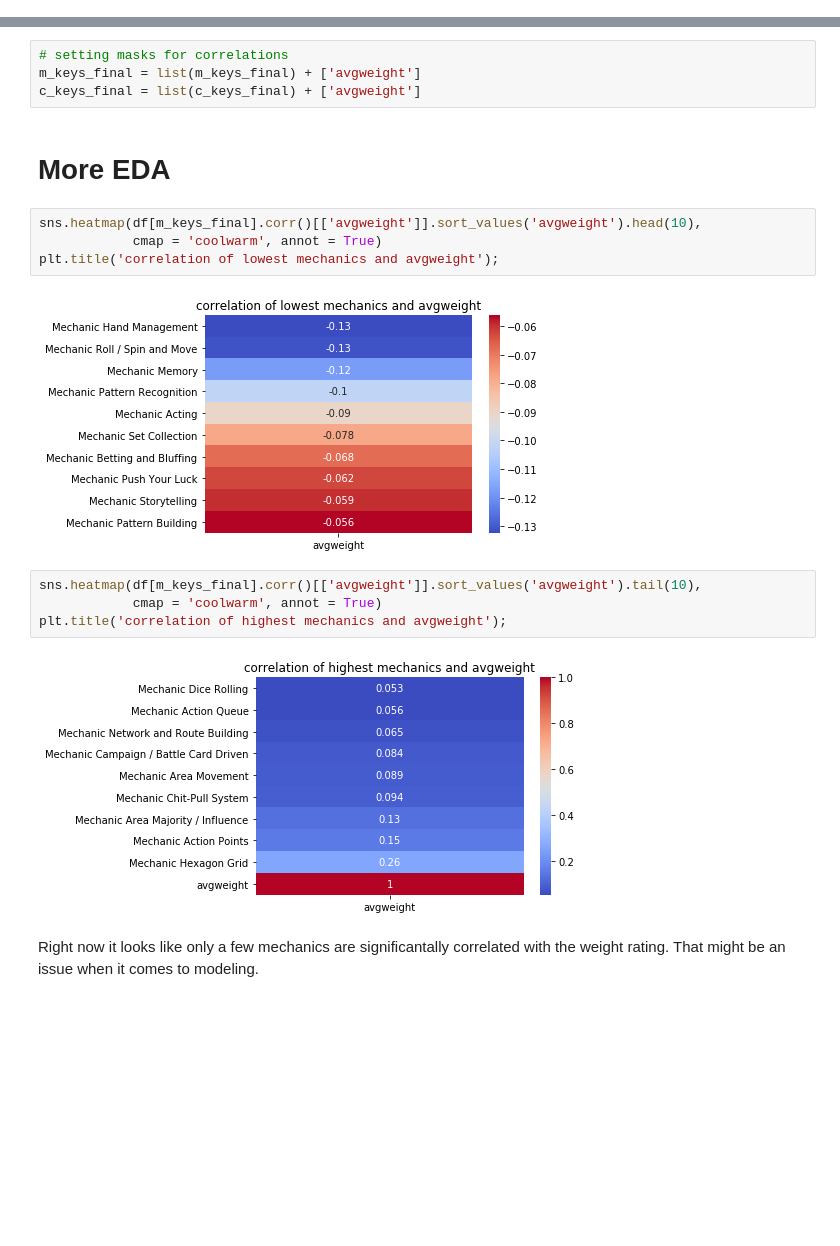
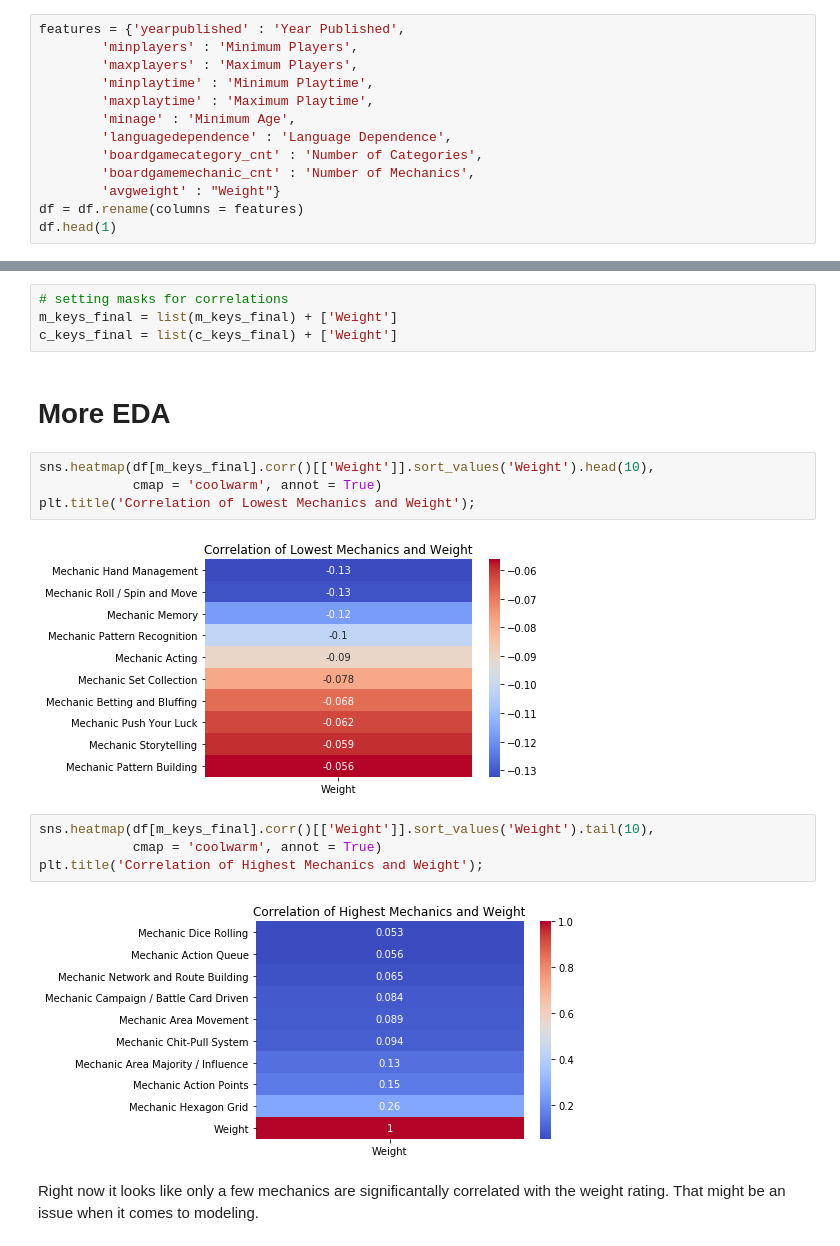
Before and after one commit to q-downgrade/dsi-capstone, a Jupyter notebook: code/1-eda-problem-statement.ipynb, the cells around one changed output, grey strips where cells are left out. Saved outputs shown, nothing was run; the diff lists cells and outputs as text; blank space fills up the shorter version.

```diff
--- a/code/1-eda-problem-statement.ipynb
+++ b/code/1-eda-problem-statement.ipynb
@@ -109,3 +109,16 @@ df.head()
 # %%
 # dropping columns where the complexity rating is 0
 df = df[df['avgweight'] > 0]
+# %%
+features = {'yearpublished' : 'Year Published',
+        'minplayers' : 'Minimum Players',
+        'maxplayers' : 'Maximum Players',
+        'minplaytime' : 'Minimum Playtime',
+        'maxplaytime' : 'Maximum Playtime',
+        'minage' : 'Minimum Age',
+        'languagedependence' : 'Language Dependence',
+        'boardgamecategory_cnt' : 'Number of Categories',
+        'boardgamemechanic_cnt' : 'Number of Mechanics',
+        'avgweight' : "Weight"}
+df = df.rename(columns = features)
+df.head(1)
@@ -256,21 +262,21 @@ df.head()
 # %%
 # setting masks for correlations
-m_keys_final = list(m_keys_final) + ['avgweight']
-c_keys_final = list(c_keys_final) + ['avgweight']
+m_keys_final = list(m_keys_final) + ['Weight']
+c_keys_final = list(c_keys_final) + ['Weight']
 # %% [markdown]
 # More EDA
 # %%
-sns.heatmap(df[m_keys_final].corr()[['avgweight']].sort_values('avgweight').head(10),
+sns.heatmap(df[m_keys_final].corr()[['Weight']].sort_values('Weight').head(10),
             cmap = 'coolwarm', annot = True)
-plt.title('correlation of lowest mechanics and avgweight');
+plt.title('Correlation of Lowest Mechanics and Weight');
 # %% [output]
-[figure, old version]
+[figure, new version]
 # %%
-sns.heatmap(df[m_keys_final].corr()[['avgweight']].sort_values('avgweight').tail(10),
+sns.heatmap(df[m_keys_final].corr()[['Weight']].sort_values('Weight').tail(10),
             cmap = 'coolwarm', annot = True)
-plt.title('correlation of highest mechanics and avgweight');
+plt.title('Correlation of Highest Mechanics and Weight');
 # %% [output]
-[figure, old version]
+[figure, new version]
 # %% [markdown]
 Right now it looks like only a few mechanics are significantally correlated with the weight rating. That might be an issue when it comes to modeling.
 # %%
```
Also changed, not shown: parts of 14 cells of this notebook, 4 other files.
